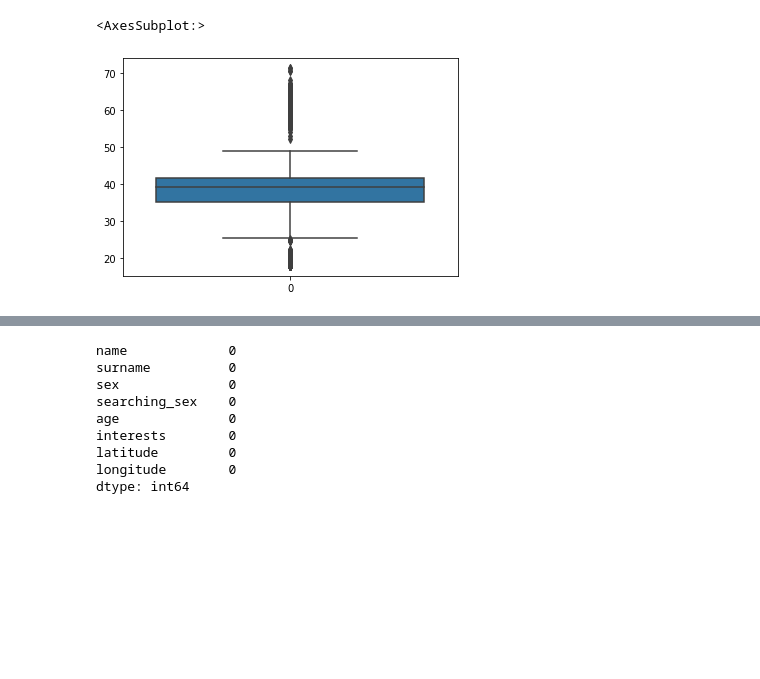
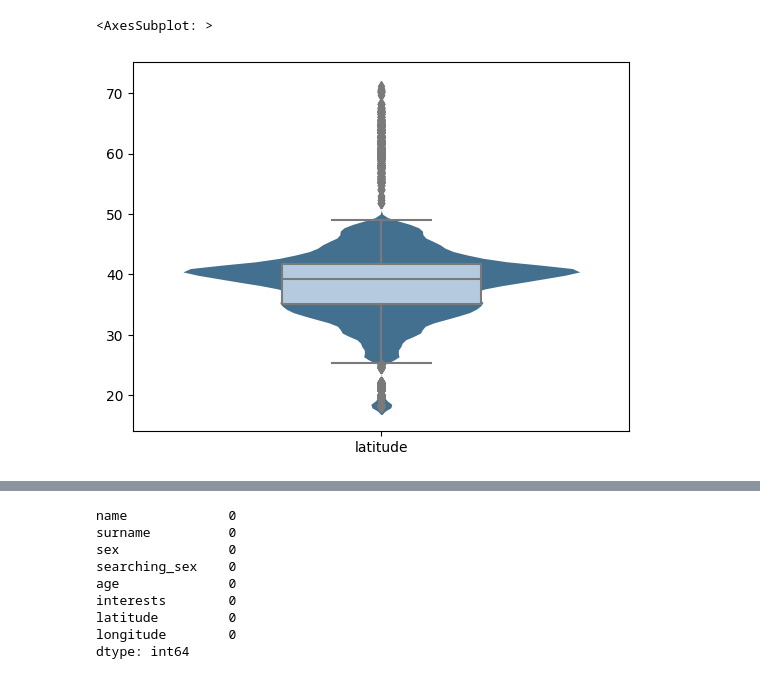
Before and after one commit to angelonazzaro/ZaMatcher, a Jupyter notebook: lat_long_clustering.ipynb, the cells around one changed output, grey strips where cells are left out. Cells and saved outputs as stored; diff of their text form; code cells hidden in the pictures; blank space fills up the shorter version.

Commit message:
increased ds size to 100k and made small improvements on graph representations

```diff
--- a/lat_long_clustering.ipynb
+++ b/lat_long_clustering.ipynb
@@ -6,9 +6,11 @@ df = pd.read_csv("./dataset.csv")
 # %%
 import seaborn as sns
 
 # identifing outliers for latitude
-sns.boxplot(df.loc[:, "latitude"])
+ax = sns.violinplot(data=df[["latitude"]], inner=None, linewidth=0, saturation=0.5)
+sns.boxplot(data=df[["latitude"]], saturation=0.5, width=0.4,
+            palette='pastel', boxprops={'zorder': 2}, ax=ax)
 # %% [output]
-<AxesSubplot:>
+<AxesSubplot: >
-[figure, old version]
+[figure, new version]
 # %%
```
Also changed, not shown: parts of 8 cells of this notebook, 2 other files.
